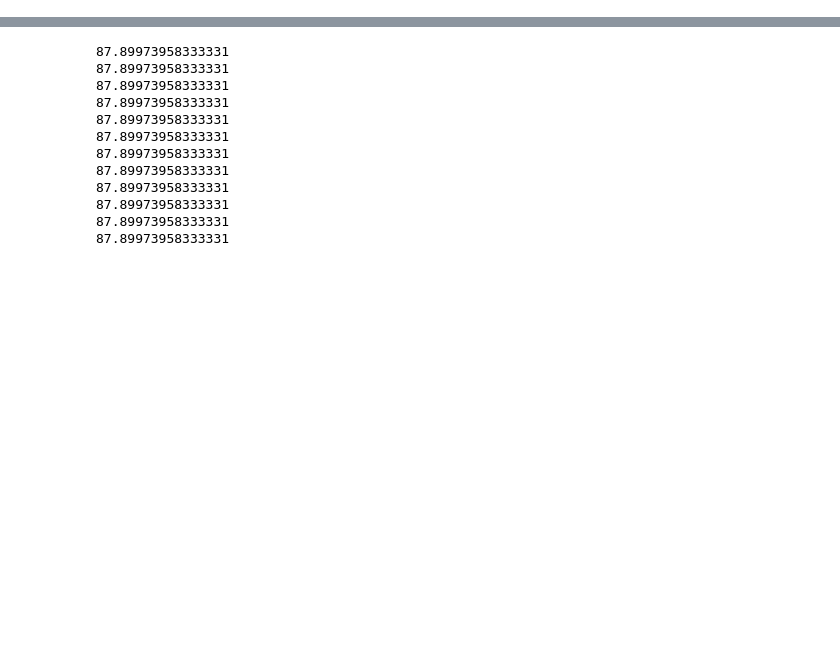
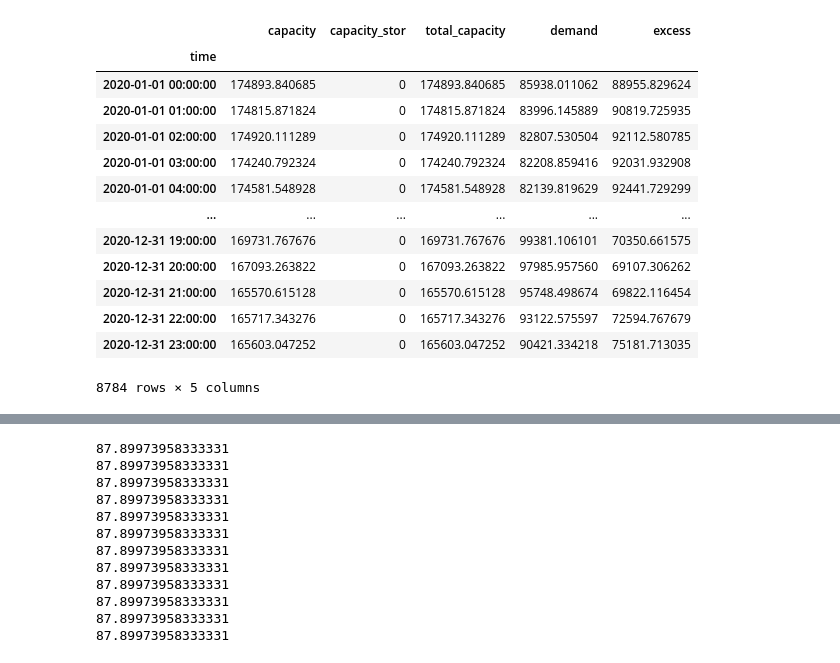
Before and after one commit to jwmaynard/assetraMP, a Jupyter notebook: examples/pjm_2023_test/pjm_test_modeling.ipynb, the cells around one changed output, grey strips where cells are left out. Cells and saved outputs as stored; diff of their text form; code cells hidden in the pictures; blank space fills up the shorter version.

```diff
--- a/examples/pjm_2023_test/pjm_test_modeling.ipynb
+++ b/examples/pjm_2023_test/pjm_test_modeling.ipynb
@@ -395,0 +1066,17 @@ def run_energy_system(energy_system, additional_system, start_hour_input, end_ho
+# %%
+df_stoc
+# %% [output]
+|  | capacity | capacity_stor | total_capacity | demand | excess |
+| time |  |  |  |  |  |
+| 2020-01-01 00:00:00 | 174893.840685 | 0 | 174893.840685 | 85938.011062 | 88955.829624 |
+| 2020-01-01 01:00:00 | 174815.871824 | 0 | 174815.871824 | 83996.145889 | 90819.725935 |
+| 2020-01-01 02:00:00 | 174920.111289 | 0 | 174920.111289 | 82807.530504 | 92112.580785 |
+| 2020-01-01 03:00:00 | 174240.792324 | 0 | 174240.792324 | 82208.859416 | 92031.932908 |
+| 2020-01-01 04:00:00 | 174581.548928 | 0 | 174581.548928 | 82139.819629 | 92441.729299 |
+| ... | ... | ... | ... | ... | ... |
+| 2020-12-31 19:00:00 | 169731.767676 | 0 | 169731.767676 | 99381.106101 | 70350.661575 |
+| 2020-12-31 20:00:00 | 167093.263822 | 0 | 167093.263822 | 97985.957560 | 69107.306262 |
+| 2020-12-31 21:00:00 | 165570.615128 | 0 | 165570.615128 | 95748.498674 | 69822.116454 |
+| 2020-12-31 22:00:00 | 165717.343276 | 0 | 165717.343276 | 93122.575597 | 72594.767679 |
+| 2020-12-31 23:00:00 | 165603.047252 | 0 | 165603.047252 | 90421.334218 | 75181.713035 |
+8784 rows × 5 columns
```
Also changed, not shown: parts of 22 cells of this notebook, 1 other file.
